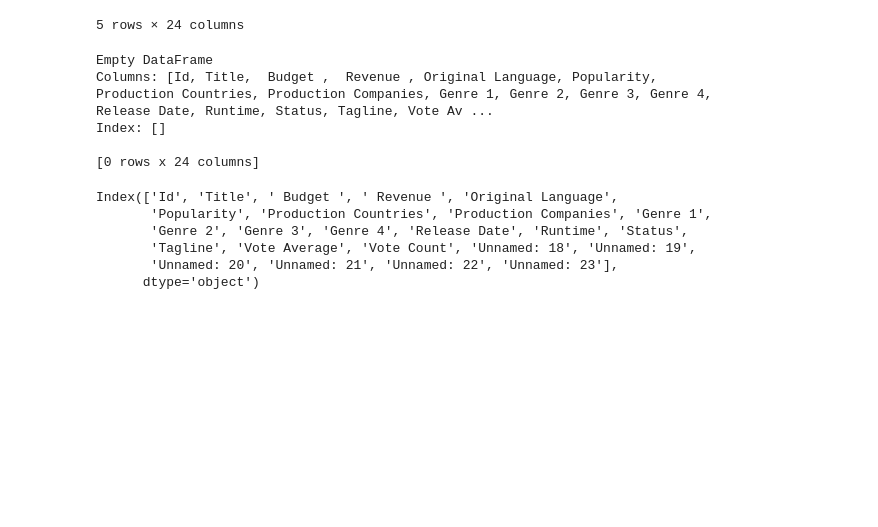
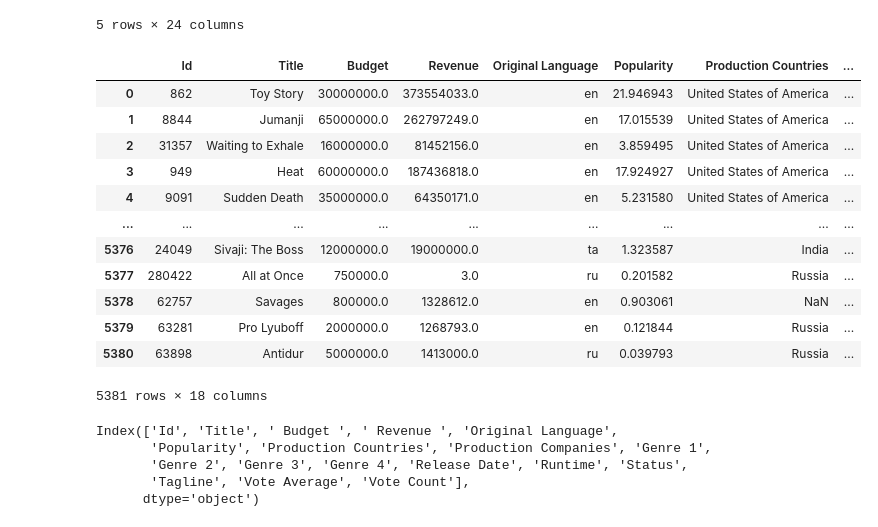
Before and after one commit to tianiedwards98/Gym_Registration_Analysis, a Jupyter notebook: movie budget.ipynb, the cells around one changed output. Saved outputs shown, nothing was run; the diff lists cells and outputs as text; code cells hidden in the pictures; blank space fills up the shorter version.

```diff
--- a/movie budget.ipynb
+++ b/movie budget.ipynb
@@ -13,22 +13,31 @@ moviesdf.head()
 | 3 | 949 | Heat | 60000000.0 | 187436818.0 | en | 17.924927 | United States of America | ... |
 | 4 | 9091 | Sudden Death | 35000000.0 | 64350171.0 | en | 5.231580 | United States of America | ... |
 5 rows × 24 columns
-# %%
-duplicates = moviesdf[moviesdf.duplicated()]
-
-print(duplicates)
-# %% [output]
-Empty DataFrame
-Columns: [Id, Title,  Budget ,  Revenue , Original Language, Popularity, Production Countries, Production Companies, Genre 1, Genre 2, Genre 3, Genre 4, Release Date, Runtime, Status, Tagline, Vote Av ...
-Index: []
-
-[0 rows x 24 columns]
+# %%
+moviesdf = moviesdf[['Id', 'Title', ' Budget ', ' Revenue ', 'Original Language',
+       'Popularity', 'Production Countries', 'Production Companies', 'Genre 1',
+       'Genre 2', 'Genre 3', 'Genre 4', 'Release Date', 'Runtime', 'Status',
+       'Tagline', 'Vote Average', 'Vote Count']]
+moviesdf
+# %% [output]
+|  | Id | Title | Budget | Revenue | Original Language | Popularity | Production Countries | ... |
+| 0 | 862 | Toy Story | 30000000.0 | 373554033.0 | en | 21.946943 | United States of America | ... |
+| 1 | 8844 | Jumanji | 65000000.0 | 262797249.0 | en | 17.015539 | United States of America | ... |
+| 2 | 31357 | Waiting to Exhale | 16000000.0 | 81452156.0 | en | 3.859495 | United States of America | ... |
+| 3 | 949 | Heat | 60000000.0 | 187436818.0 | en | 17.924927 | United States of America | ... |
+| 4 | 9091 | Sudden Death | 35000000.0 | 64350171.0 | en | 5.231580 | United States of America | ... |
+| ... | ... | ... | ... | ... | ... | ... | ... | ... |
+| 5376 | 24049 | Sivaji: The Boss | 12000000.0 | 19000000.0 | ta | 1.323587 | India | ... |
+| 5377 | 280422 | All at Once | 750000.0 | 3.0 | ru | 0.201582 | Russia | ... |
+| 5378 | 62757 | Savages | 800000.0 | 1328612.0 | en | 0.903061 | NaN | ... |
+| 5379 | 63281 | Pro Lyuboff | 2000000.0 | 1268793.0 | en | 0.121844 | Russia | ... |
+| 5380 | 63898 | Antidur | 5000000.0 | 1413000.0 | ru | 0.039793 | Russia | ... |
+5381 rows × 18 columns
 # %%
 moviesdf.columns
 # %% [output]
 Index(['Id', 'Title', ' Budget ', ' Revenue ', 'Original Language',
        'Popularity', 'Production Countries', 'Production Companies', 'Genre 1',
        'Genre 2', 'Genre 3', 'Genre 4', 'Release Date', 'Runtime', 'Status',
-       'Tagline', 'Vote Average', 'Vote Count', 'Unnamed: 18', 'Unnamed: 19',
-       'Unnamed: 20', 'Unnamed: 21', 'Unnamed: 22', 'Unnamed: 23'],
+       'Tagline', 'Vote Average', 'Vote Count'],
       dtype='object')
```
Also changed, not shown: parts of 9 cells of this notebook, 9 other files.
